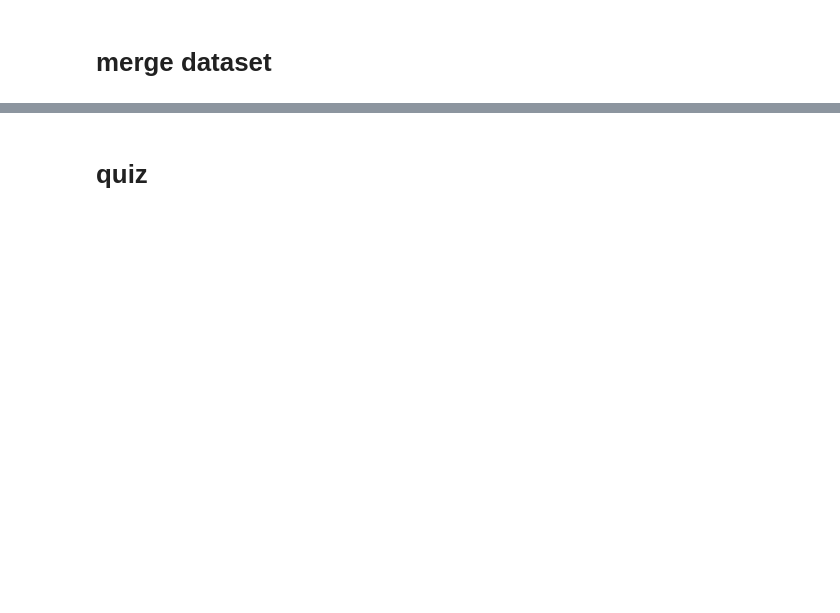
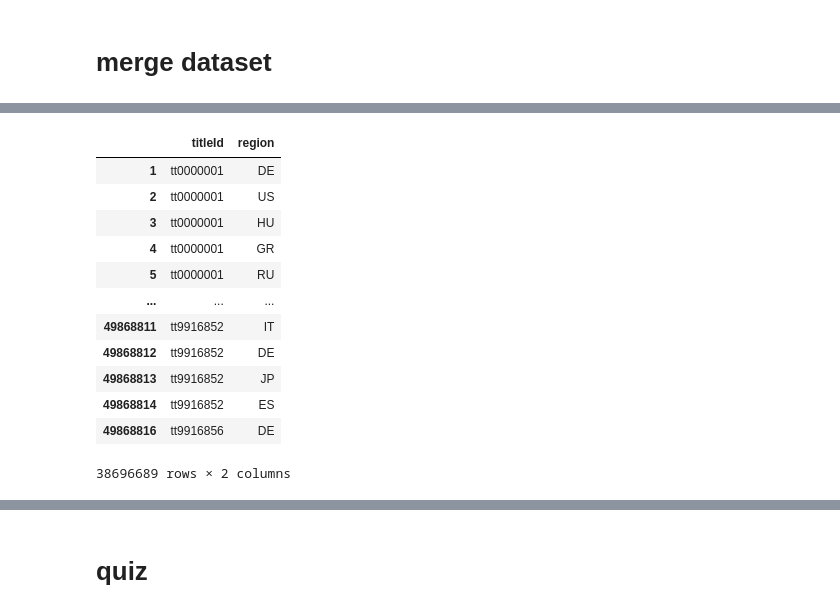
Before and after one commit to depa-tto/Python-project-exam, a Jupyter notebook: Py_project_DePatto.ipynb, the cells around one changed output, grey strips where cells are left out. Saved outputs shown, nothing was run; the diff lists cells and outputs as text; code cells hidden in the pictures; blank space fills up the shorter version.

```diff
--- a/Py_project_DePatto.ipynb
+++ b/Py_project_DePatto.ipynb
@@ -67,7 +145,7 @@ movie_df = movie_df.rename(columns = {'tconst': 'movie_id',
 # %% [markdown]
 # region dataset
 # %%
-region_df = pd.read_table('./imdb-dataset/title.akas.tsv')
+region_df = pd.read_table('./imdb-dataset/title.akas.tsv', sep='\t', usecols=['titleId', 'region'])
 # %%
 region_df.replace('\\N', np.nan, inplace=True)
 # %%
@@ -83,2 +203,18 @@ movie_df
+# %%
+region_df
+# %% [output]
+|  | titleId | region |
+| 1 | tt0000001 | DE |
+| 2 | tt0000001 | US |
+| 3 | tt0000001 | HU |
+| 4 | tt0000001 | GR |
+| 5 | tt0000001 | RU |
+| ... | ... | ... |
+| 49868811 | tt9916852 | IT |
+| 49868812 | tt9916852 | DE |
+| 49868813 | tt9916852 | JP |
+| 49868814 | tt9916852 | ES |
+| 49868816 | tt9916856 | DE |
+38696689 rows × 2 columns
 # %%
 merge_set1 = pd.merge(roles_df, movie_df, left_on='movie_1', right_on='movie_id').drop(
```
Also changed, not shown: parts of 22 cells of this notebook.
